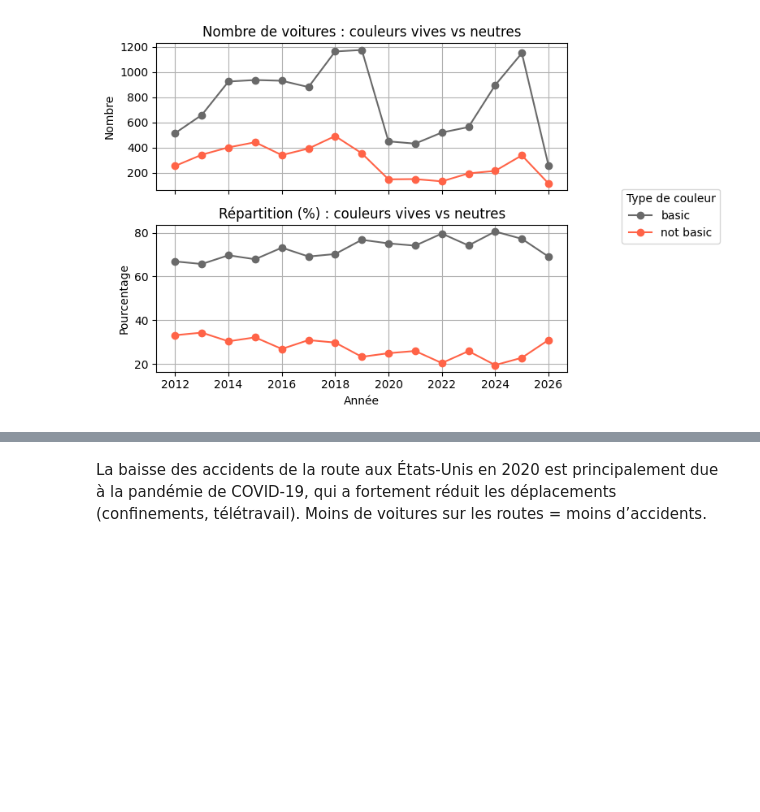
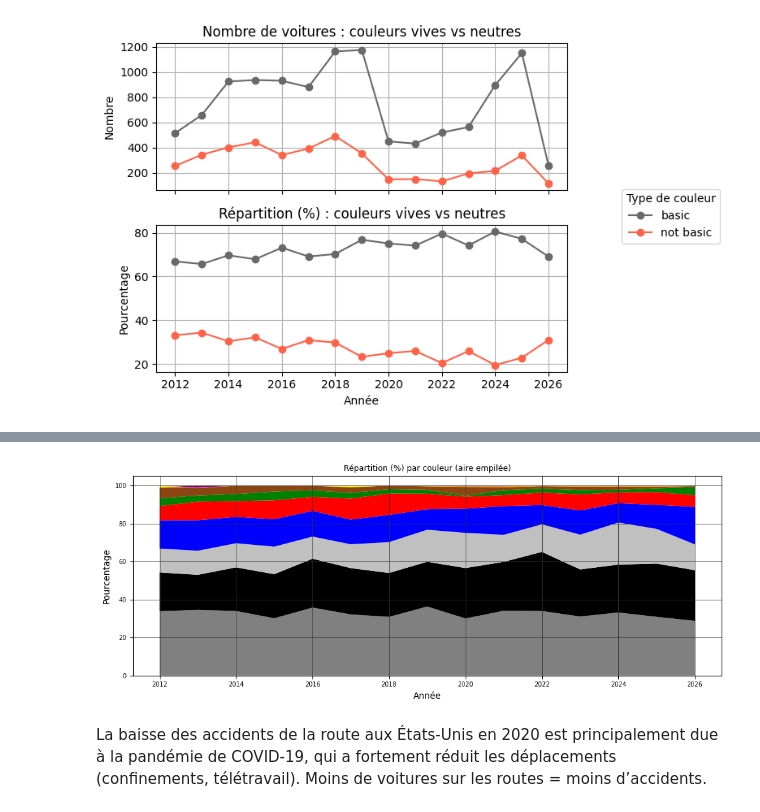
Before and after one commit to Melanie-Gomis/Marathon_du_web_couleurs_automobiles, a Jupyter notebook: Prediction.ipynb, the cells around one changed output, grey strips where cells are left out. Drawn from its saved outputs; the diff is of its cells as text; code cells hidden in the pictures; blank space fills up the shorter version.

Commit message:
Mise à jour de petits éléments

```diff
--- a/Prediction.ipynb
+++ b/Prediction.ipynb
@@ -450,3 +493,40 @@ plt.show()
+# %%
+# -----------------------------
+# Tri des couleurs (du + grand au + petit)
+# -----------------------------
+order = counts_percent.sum().sort_values(ascending=False).index
+
+counts_percent_sorted = counts_percent[order]
+
+# -----------------------------
+# Graphique aire empilée trié
+# -----------------------------
+fig2, ax2 = plt.subplots(figsize=(10, 4))
+
+colors = [palette.get(c, 'gray') for c in counts_percent_sorted.columns]
+
+ax2.stackplot(
+    counts_percent_sorted.index,
+    counts_percent_sorted.T,
+    labels=counts_percent_sorted.columns,
+    colors=colors
+)
+
+ax2.set_title("Répartition (%) par couleur (aire empilée)")
+ax2.set_xlabel("Année")
+ax2.set_ylabel("Pourcentage")
+ax2.grid(True, color='#333333', linestyle='-', linewidth=0.6)
+
+ax2.legend(title="Couleur", fontsize=7, title_fontsize=8, loc='upper left')
+
+ax2.tick_params(labelsize=7)
+ax2.title.set_size(9)
+ax2.legend().remove()
+
+plt.tight_layout()
+plt.show()
+# %% [output]
+[figure, added]
 # %% [markdown]
 La baisse des accidents de la route aux États-Unis en 2020 est principalement due à la pandémie de COVID-19, qui a fortement réduit les déplacements (confinements, télétravail). Moins de voitures sur les routes = moins d’accidents.
 # %% [markdown]
```
Also changed, not shown: parts of 1 cell of this notebook, 43 other files.
